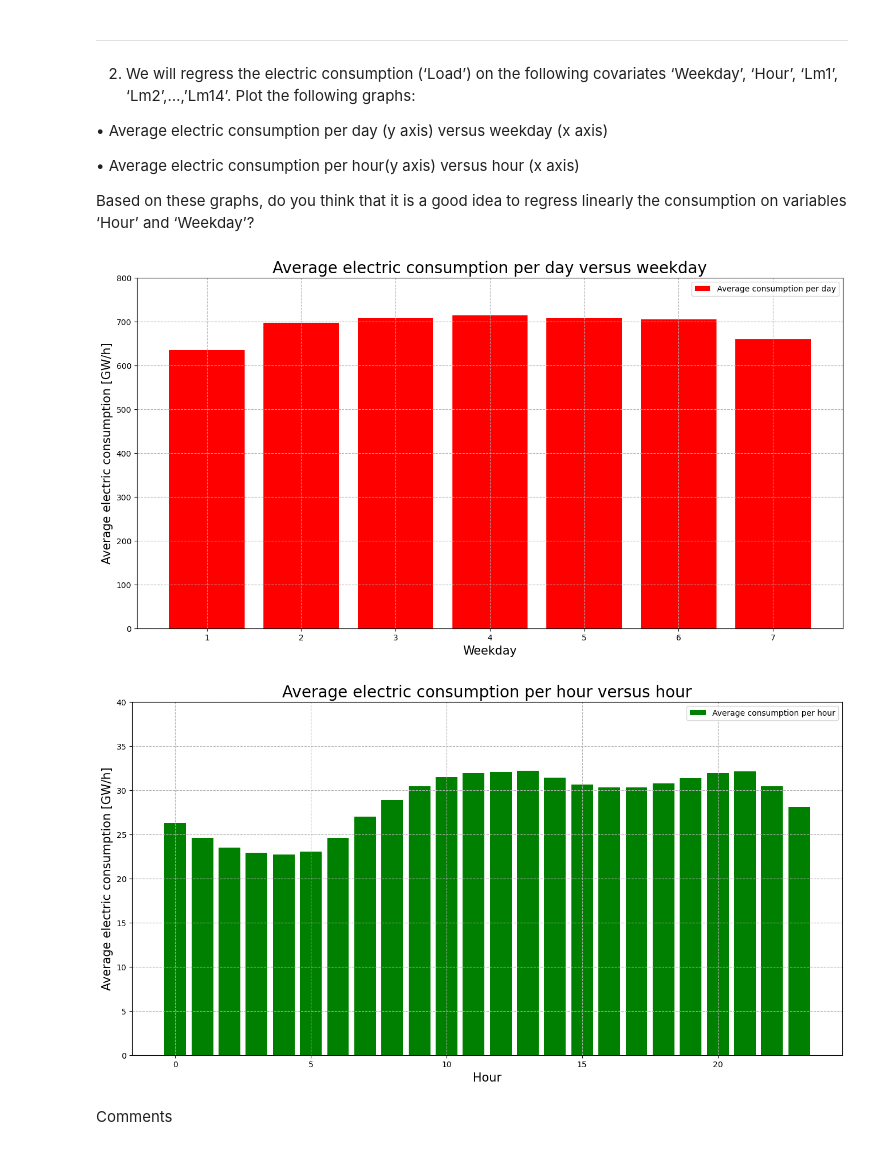
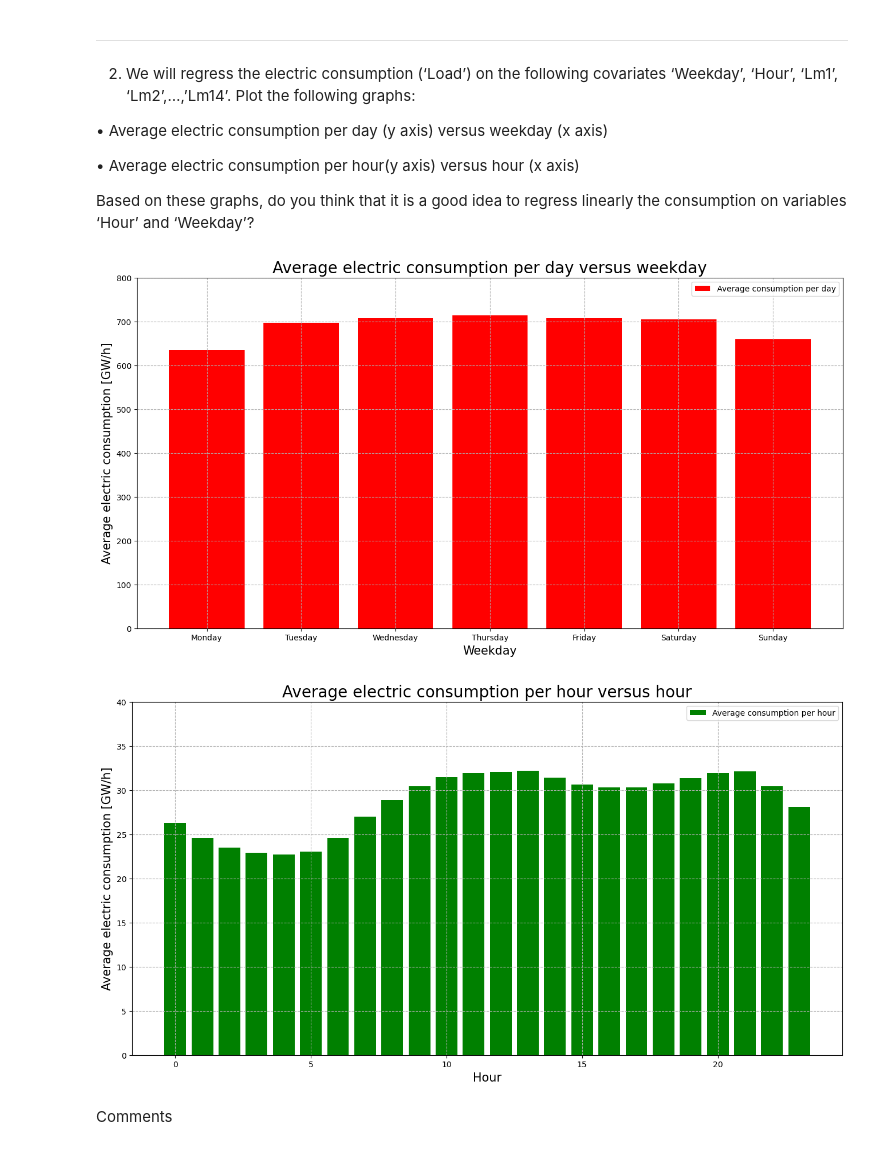
Before and after one commit to MxDx/Hackatons_2, a Jupyter notebook: hackathon2_without_code.ipynb, the cells around one changed output. Cells and saved outputs as stored; diff of their text form; code cells hidden in the pictures.

```diff
--- a/hackathon2_without_code.ipynb
+++ b/hackathon2_without_code.ipynb
@@ -143,7 +143,7 @@ def av_wd(data: pd.DataFrame):
         average_weekday[i] = sum_per_day[sum_per_day["Weekday"] == 24*(i+1)].filter(items=['Load']).mean()
     return average_weekday
 def plt_wd(arr):
-    x = np.arange(1,8,1)
+    x = ['Monday', 'Tuesday', 'Wednesday', 'Thursday', 'Friday', 'Saturday', 'Sunday']
     plt.figure(figsize=(16,8))
     plt.grid(linestyle='--')
 
@@ -155,34 +155,34 @@ def plt_wd(arr):
     plt.legend()
     plt.ylim(top=800)
     plt.show()
 
 def av_h(data):
     d = data["Hour"]
     average_hour = np.zeros(24)
     for i in range(24):
         average_hour[i] = data[d == i].filter(items=["Load"]).mean()
     return average_hour
 
 def plt_h(arr):
     x = np.arange(0,24,1)
     plt.figure(figsize=(16,8))
     plt.grid(linestyle='--')
 
     plt.bar(x,arr/1_000,color='g',linewidth=4, label="Average consumption per hour")
 
     plt.title("Average electric consumption per hour versus hour",fontsize=20)
     plt.xlabel("Hour",fontsize=15)
     plt.ylabel("Average electric consumption [GW/h]",fontsize=15)
     plt.legend()
     plt.ylim(top=40)
     plt.show()
 
 average_weekday = av_wd(data_energy_load)
 average_hour = av_h(data_energy_load)
 plt_wd(average_weekday)
 plt_h(average_hour)
 # %% [output]
-[figure, old version]
+[figure, new version]
 [figure]
 # %% [markdown]
 Comments
```
